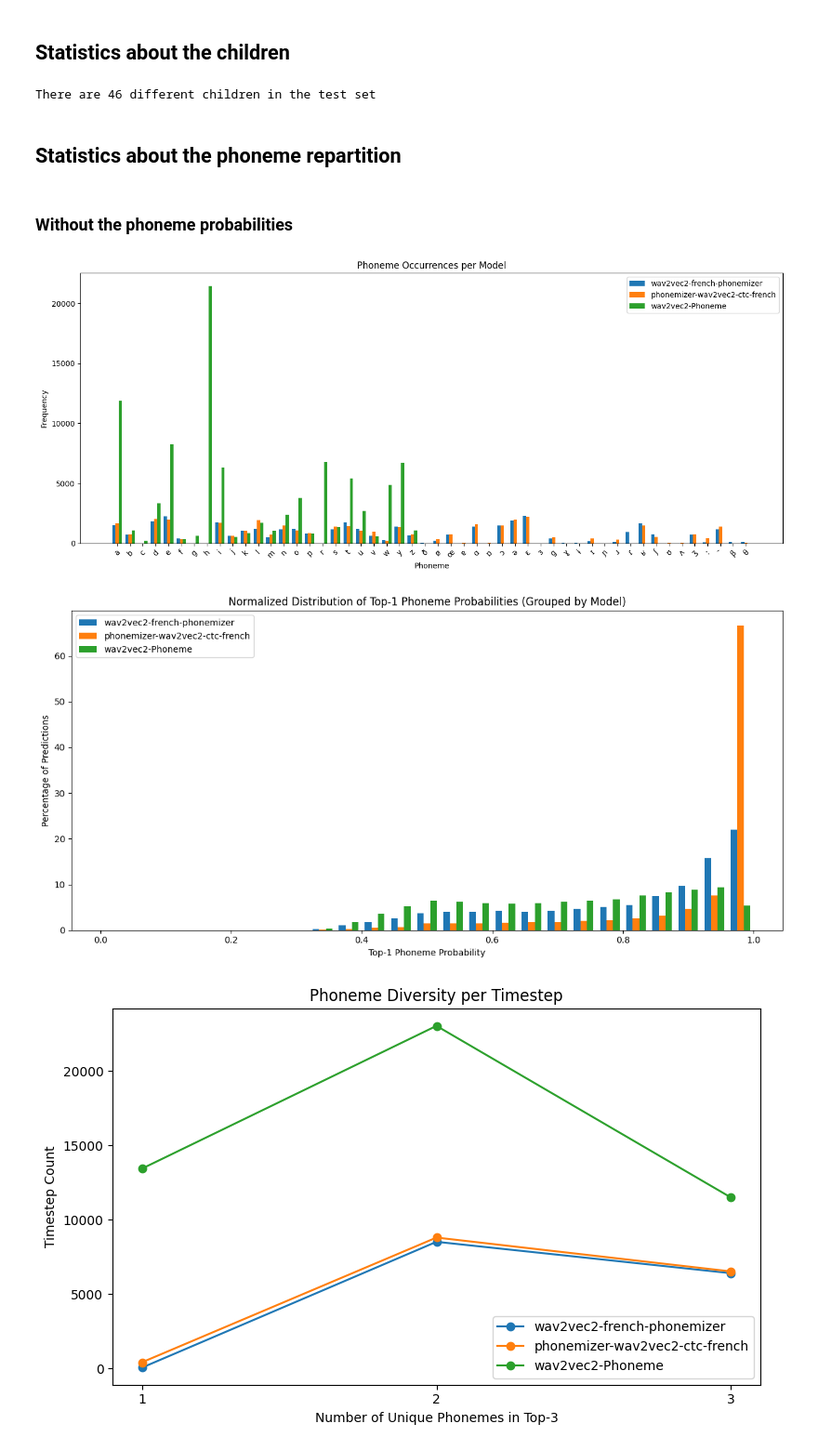
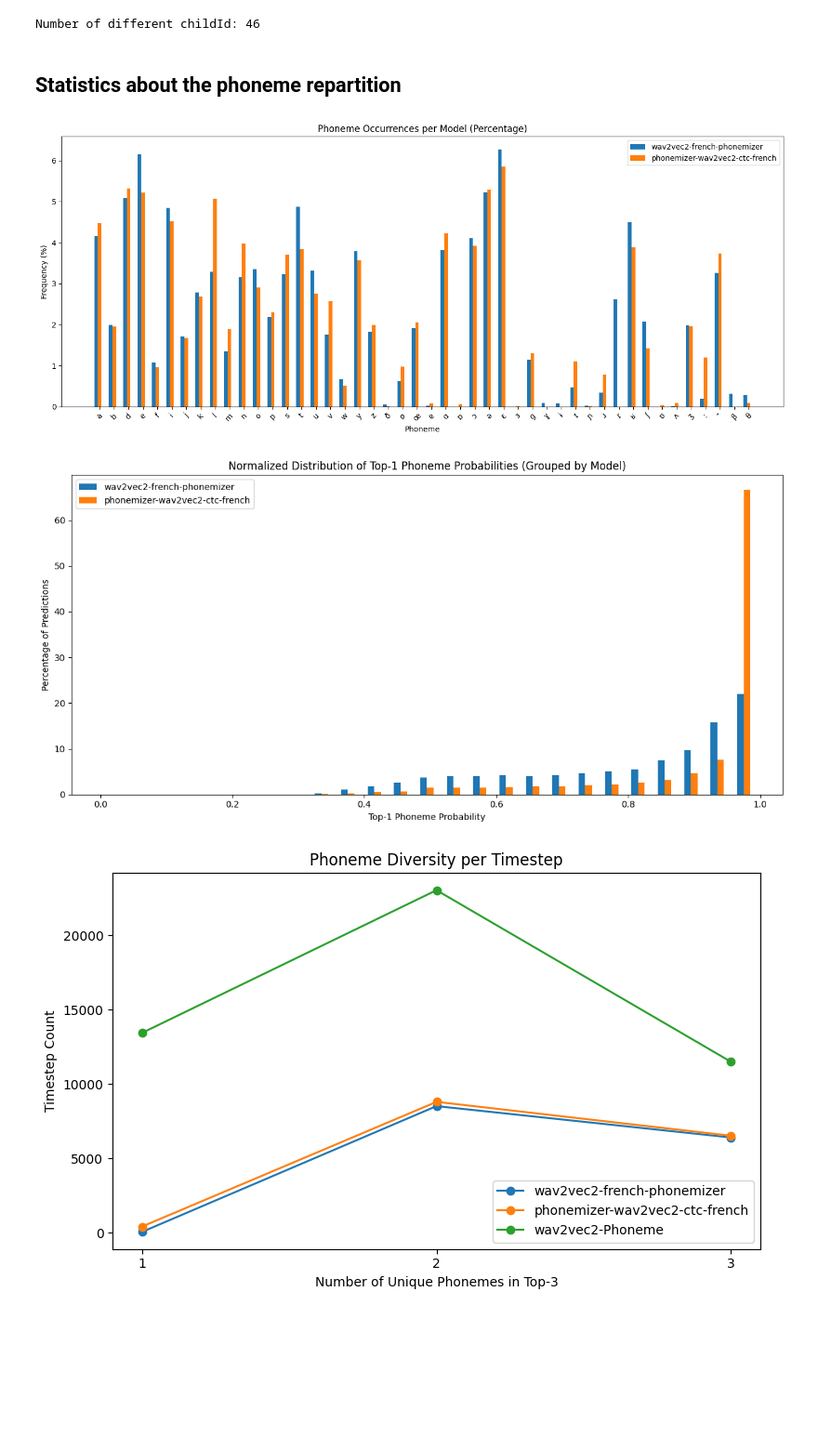
Before and after one commit to cleorenaud/Rhythmico-ASR, a Jupyter notebook: notebooks/statistics.ipynb, the cells around one changed output. Shown at 93% size. Drawn from its saved outputs; the diff is of its cells as text; code cells hidden in the pictures; blank space fills up the shorter version.

Commit message:
Add way to extract statistics

```diff
--- a/notebooks/statistics.ipynb
+++ b/notebooks/statistics.ipynb
@@ -19,10 +24,8 @@ test_df.head()
-# %% [markdown]
-## Statistics about the children
-# %%
-# We extract the number of different childId and group the dataframe by childId
-print(f"There are {test_df['childId'].nunique()} different children in the test set")
-# %% [output]
-There are 46 different children in the test set
+# %%
+# We extract the number of different childId
+print(f'Number of different childId: {len(test_df.childId.unique())}')
+# %% [output]
+Number of different childId: 46
 # %% [markdown]
 ## Statistics about the phoneme repartition
 # %%
@@ -58,11 +61,8 @@ top_3_phoneme_transcriptions_with_proba(
-# %% [markdown]
-### Without the phoneme probabilities
 # %%
 # Paths to the three models
 models = {
     "wav2vec2-french-phonemizer": "transcriptions/readingTestFluencE/wav2vec2-french-phonemizer",
     "phonemizer-wav2vec2-ctc-french": "transcriptions/readingTestFluencE/phonemizer-wav2vec2-ctc-french",
-    "wav2vec2-Phoneme": "transcriptions/readingTestFluencE/wav2vec2-Phoneme"
 }
 # %%
 # Collect statistics
@@ -71,26 +71,34 @@ for model_name, folder in models.items():
     phoneme_stats, top1_probs = analyze_phoneme_statistics(folder)
     all_stats[model_name] = {"phoneme_stats": phoneme_stats, "top1_probs": top1_probs}
 # %%
-# ===== Plot 1: Phoneme frequency comparison =====
+# ===== Plot 1: Phoneme frequency comparison (percentages) =====
 all_phonemes = sorted(set(p for stats in all_stats.values() for p in stats["phoneme_stats"]))
 x = range(len(all_phonemes))
 width = 0.25
 
 plt.figure(figsize=(14, 6))
 
 for i, (model_name, stats) in enumerate(all_stats.items()):
-    counts = [stats["phoneme_stats"].get(p, {}).get("count", 0) for p in all_phonemes]
-    plt.bar([xi + i * width for xi in x], counts, width=width, label=model_name)
+    phoneme_stats = stats["phoneme_stats"]
+    total_count = sum(p["count"] for p in phoneme_stats.values())  # sum of all counts for this model
+
+    # Compute percentages for each phoneme
+    percentages = [
+        (phoneme_stats.get(p, {}).get("count", 0) / total_count) * 100 if total_count > 0 else 0
+        for p in all_phonemes
+    ]
+
+    plt.bar([xi + i * width for xi in x], percentages, width=width, label=model_name)
 
 plt.xticks([xi + width for xi in x], all_phonemes, rotation=45)
 plt.xlabel("Phoneme")
-plt.ylabel("Frequency")
-plt.title("Phoneme Occurrences per Model")
+plt.ylabel("Frequency (%)")
+plt.title("Phoneme Occurrences per Model (Percentage)")
 plt.legend()
 plt.tight_layout()
 plt.show()
 # %% [output]
-[figure, old version]
+[figure, new version]
 # %%
 # ===== Plot 2: Normalized top-1 probability histograms with offset bars =====
 plt.figure(figsize=(12, 6))
@@ -122,7 +130,7 @@ plt.legend()
 plt.tight_layout()
 plt.show()
 # %% [output]
-[figure, old version]
+[figure, new version]
 # %%
 all_diversity = {}
 all_top1_counts = {}
```
Also changed, not shown: parts of 16 cells of this notebook, 1 other file.
